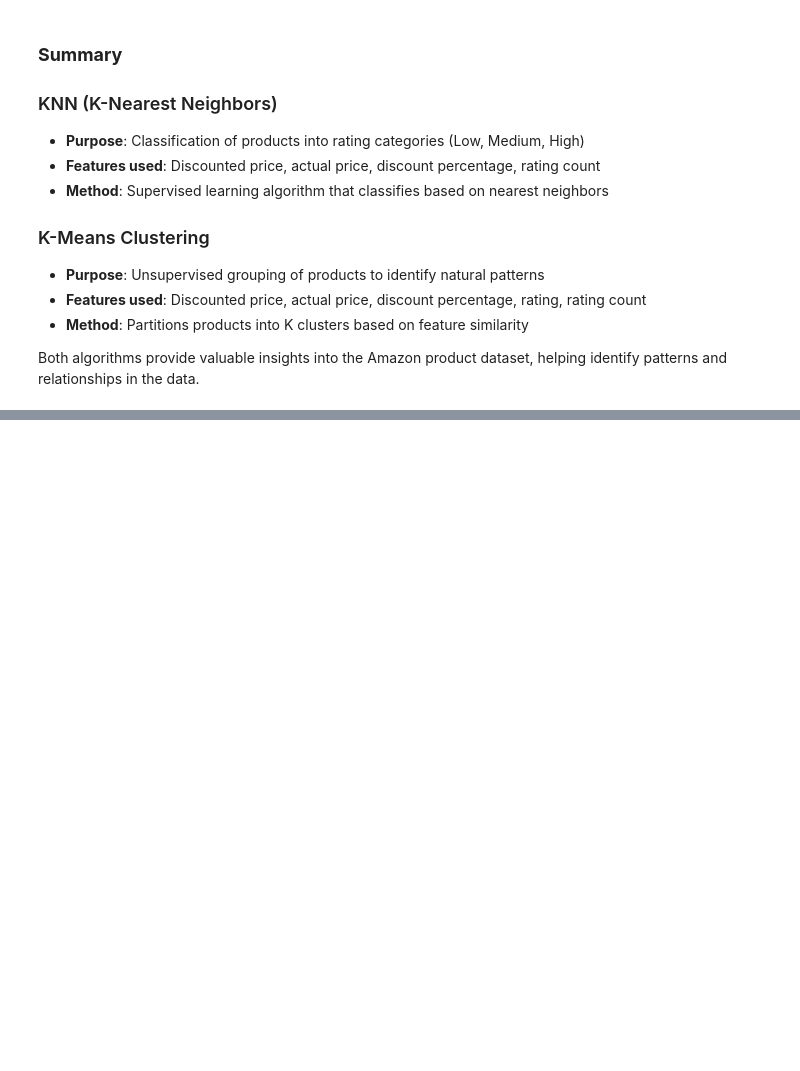
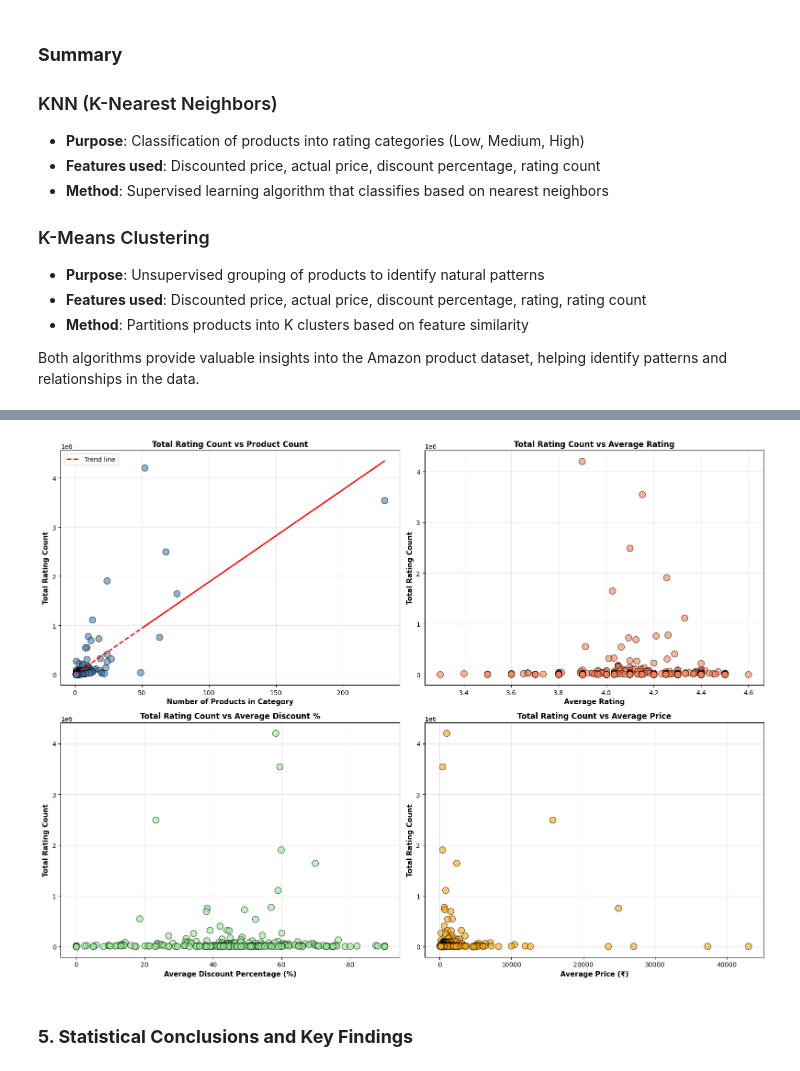
Before and after one commit to orchlonn/group-7, a Jupyter notebook: orchlon.ipynb, the cells around one changed output, grey strips where cells are left out. Cells and saved outputs as stored; diff of their text form; code cells hidden in the pictures; blank space fills up the shorter version.

```diff
--- a/orchlon.ipynb
+++ b/orchlon.ipynb
@@ -377,0 +604,54 @@ Both algorithms provide valuable insights into the Amazon product dataset, helpi
+# %%
+# Visualization 3: Scatter Plots - Rating Count vs Other Variables
+fig, axes = plt.subplots(2, 2, figsize=(16, 12))
+
+# Plot 1: Total Rating Count vs Product Count
+axes[0, 0].scatter(category_stats_sorted['Product_Count'],
+                   category_stats_sorted['Total_Rating_Count'],
+                   alpha=0.6, s=100, c='steelblue', edgecolor='black')
+axes[0, 0].set_xlabel('Number of Products in Category', fontsize=11, fontweight='bold')
+axes[0, 0].set_ylabel('Total Rating Count', fontsize=11, fontweight='bold')
+axes[0, 0].set_title('Total Rating Count vs Product Count', fontsize=12, fontweight='bold')
+axes[0, 0].grid(True, alpha=0.3)
+
+# Add trend line
+z = np.polyfit(category_stats_sorted['Product_Count'], category_stats_sorted['Total_Rating_Count'], 1)
+p = np.poly1d(z)
+axes[0, 0].plot(category_stats_sorted['Product_Count'],
+                p(category_stats_sorted['Product_Count']),
+                "r--", linewidth=2, label='Trend line')
+axes[0, 0].legend()
+
+# Plot 2: Total Rating Count vs Average Rating
+axes[0, 1].scatter(category_stats_sorted['Avg_Rating'],
+                   category_stats_sorted['Total_Rating_Count'],
+                   alpha=0.6, s=100, c='coral', edgecolor='black')
+axes[0, 1].set_xlabel('Average Rating', fontsize=11, fontweight='bold')
+axes[0, 1].set_ylabel('Total Rating Count', fontsize=11, fontweight='bold')
+axes[0, 1].set_title('Total Rating Count vs Average Rating', fontsize=12, fontweight='bold')
+axes[0, 1].grid(True, alpha=0.3)
+
+# Plot 3: Total Rating Count vs Average Discount
+axes[1, 0].scatter(category_stats_sorted['Avg_Discount_Pct'],
+                   category_stats_sorted['Total_Rating_Count'],
+                   alpha=0.6, s=100, c='lightgreen', edgecolor='black')
+axes[1, 0].set_xlabel('Average Discount Percentage (%)', fontsize=11, fontweight='bold')
+axes[1, 0].set_ylabel('Total Rating Count', fontsize=11, fontweight='bold')
+axes[1, 0].set_title('Total Rating Count vs Average Discount %', fontsize=12, fontweight='bold')
+axes[1, 0].grid(True, alpha=0.3)
+
+# Plot 4: Total Rating Count vs Average Price
+axes[1, 1].scatter(category_stats_sorted['Avg_Price'],
+                   category_stats_sorted['Total_Rating_Count'],
+                   alpha=0.6, s=100, c='orange', edgecolor='black')
+axes[1, 1].set_xlabel('Average Price (₹)', fontsize=11, fontweight='bold')
+axes[1, 1].set_ylabel('Total Rating Count', fontsize=11, fontweight='bold')
+axes[1, 1].set_title('Total Rating Count vs Average Price', fontsize=12, fontweight='bold')
+axes[1, 1].grid(True, alpha=0.3)
+
+plt.tight_layout()
+plt.show()
+# %% [output]
+[figure, added]
+# %% [markdown]
+### **5. Statistical Conclusions and Key Findings**
```
Also changed, not shown: parts of 13 cells of this notebook.
